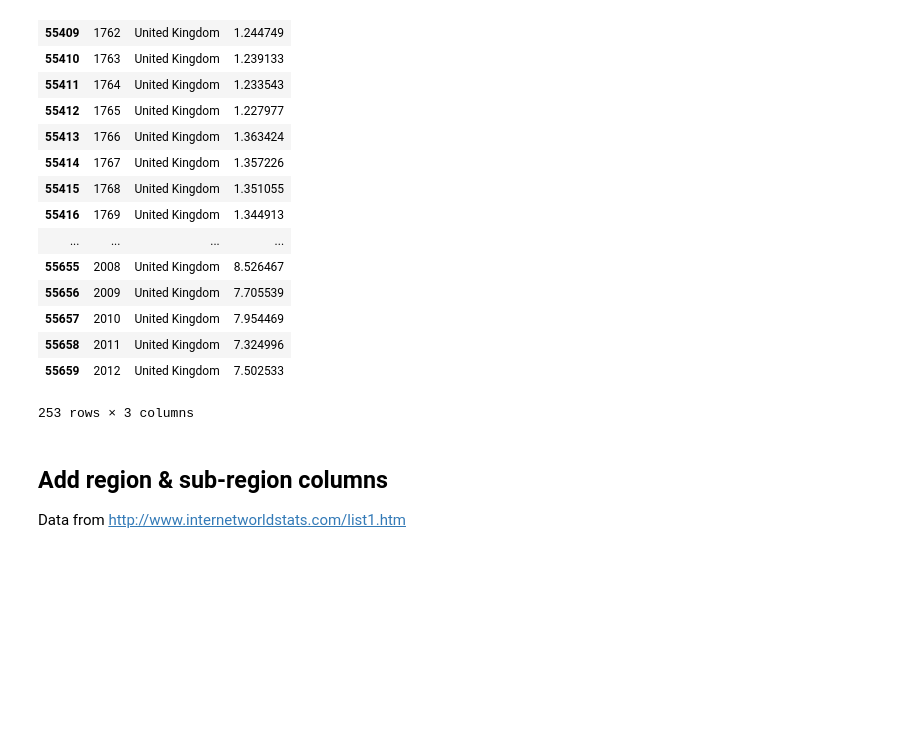
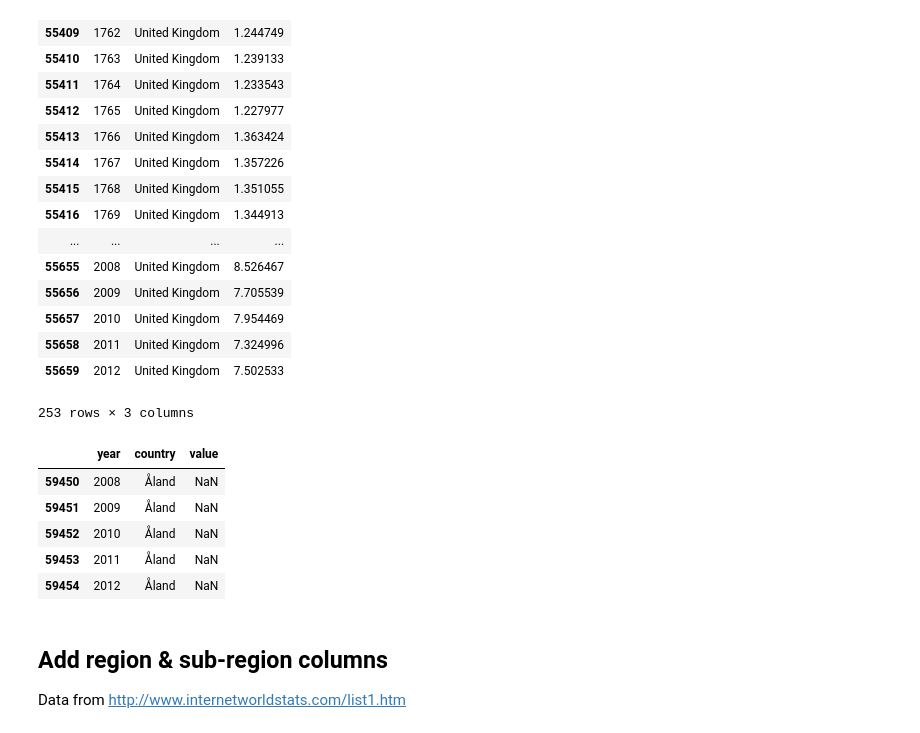
Before and after one commit to limegimlet/data_analysis_gapminder_co2, a Jupyter notebook: gapminder/investigate_gapminder_co2_data.ipynb, the cells around one changed output. Drawn from its saved outputs; the diff is of its cells as text; code cells hidden in the pictures; blank space fills up the shorter version.

```diff
--- a/gapminder/investigate_gapminder_co2_data.ipynb
+++ b/gapminder/investigate_gapminder_co2_data.ipynb
@@ -294,5 +284,12 @@ co2_my_countries_long = pd.melt(co2_my_countries, id_vars = 'year', value_vars =
 # %%
-co2_my_countries_long.tail()
+co2_long.tail()
+# %% [output]
+|  | year | country | value |
+| 59450 | 2008 | Åland | NaN |
+| 59451 | 2009 | Åland | NaN |
+| 59452 | 2010 | Åland | NaN |
+| 59453 | 2011 | Åland | NaN |
+| 59454 | 2012 | Åland | NaN |
 # %% [markdown]
 ## Add region & sub-region columns
 
```
Also changed, not shown: parts of 16 cells of this notebook.
